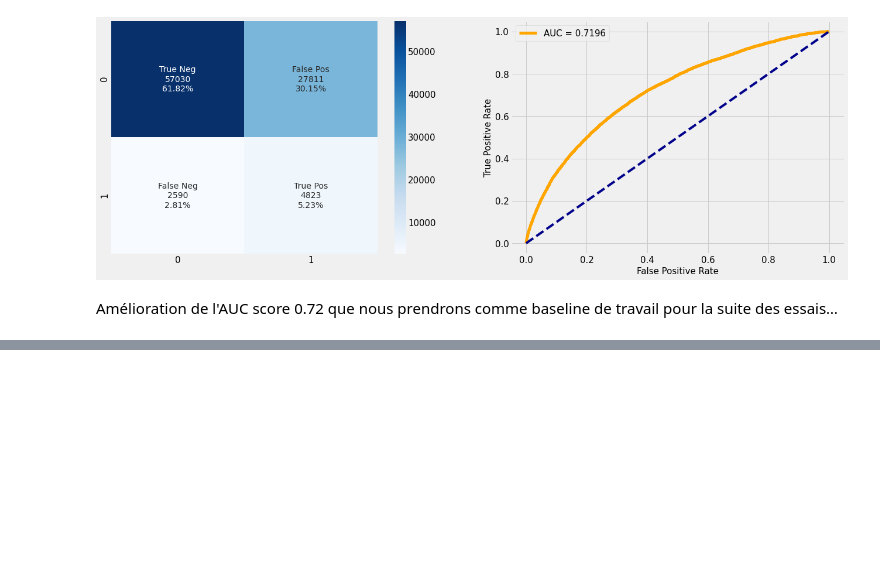
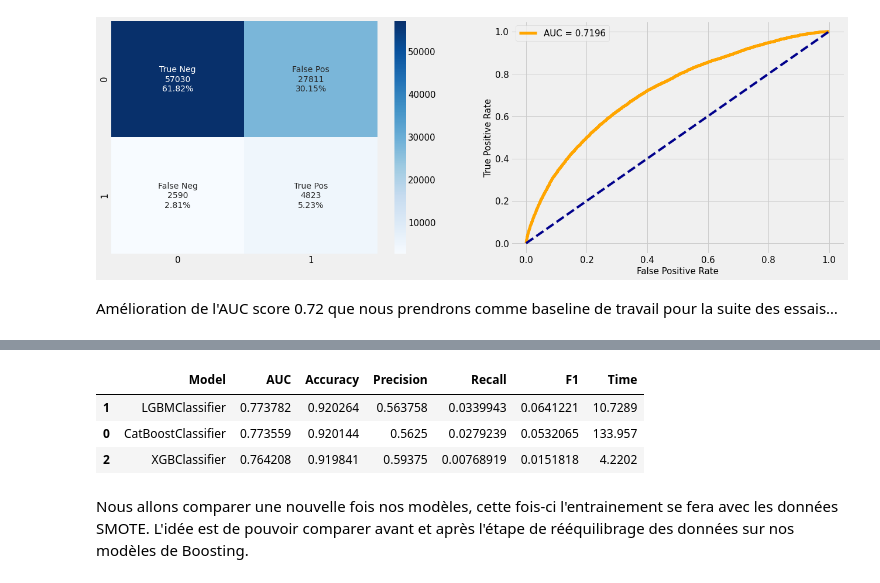
Before and after one commit to nalron/project_credit_scoring_model, a Jupyter notebook: p7_02_modelisation_notebook.ipynb, the cells around one changed output, grey strips where cells are left out. Drawn from its saved outputs; the diff is of its cells as text; code cells hidden in the pictures; blank space fills up the shorter version.

```diff
--- a/p7_02_modelisation_notebook.ipynb
+++ b/p7_02_modelisation_notebook.ipynb
@@ -307,0 +322,39 @@ Amélioration de l'AUC score 0.72 que nous prendrons comme baseline de travail p
+# %%
+def train_models(model, X_train, X_test, y_train, y_test):
+  model.fit(X_train, y_train)
+  output = {
+      'AUC': roc_auc_score(y_test, model.predict_proba(X_test)[:,1]),
+      'Accuracy': accuracy_score(y_test, model.predict(X_test)),
+      'Precision': precision_score(y_test, model.predict(X_test)),
+      'Recall': recall_score(y_test, model.predict(X_test)),
+      'F1': f1_score(y_test, model.predict(X_test))
+      }
+
+  return output
+# %%
+%%time
+
+name = []
+auc = []
+accuracy = []
+precision = []
+recall = []
+f1 = []
+time_ = []
+
+for model in models:
+  start = time.time()
+  results = train_models(model, X_train, X_test, y_train, y_test)
+
+  name.append(type(model).__name__)
+  auc.append(results['AUC'])
+  accuracy.append(results['Accuracy'])
+  precision.append(results['Precision'])
+  recall.append(results['Recall'])
+  f1.append(results['F1'])
+  time_.append(time.time()-start)
+
+#Initialise data of lists
+base_models = pd.DataFrame(data=[name, auc, accuracy, precision, recall, f1, time_]).T
+base_models.columns = ['Model', 'AUC', 'Accuracy', 'Precision', 'Recall', 'F1', 'Time']
+base_models.sort_values('AUC', ascending=False, inplace=True)
@@ -307,0 +364,9 @@ Amélioration de l'AUC score 0.72 que nous prendrons comme baseline de travail p
+# %%
+base_models
+# %% [output]
+|  | Model | AUC | Accuracy | Precision | Recall | F1 | Time |
+| 1 | LGBMClassifier | 0.773782 | 0.920264 | 0.563758 | 0.0339943 | 0.0641221 | 10.7289 |
+| 0 | CatBoostClassifier | 0.773559 | 0.920144 | 0.5625 | 0.0279239 | 0.0532065 | 133.957 |
+| 2 | XGBClassifier | 0.764208 | 0.919841 | 0.59375 | 0.00768919 | 0.0151818 | 4.2202 |
+# %% [markdown]
+Nous allons comparer une nouvelle fois nos modèles, cette fois-ci l'entrainement se fera avec les données SMOTE. L'idée est de pouvoir comparer avant et après l'étape de rééquilibrage des données sur nos modèles de Boosting.
```
Also changed, not shown: parts of 29 cells of this notebook.
